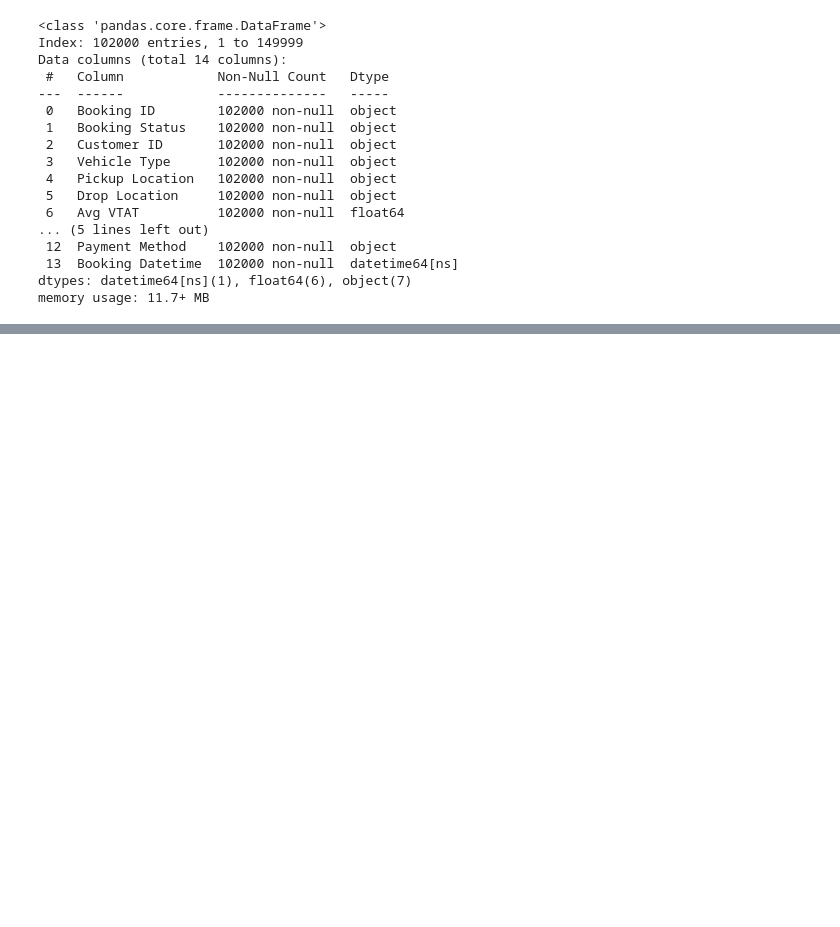
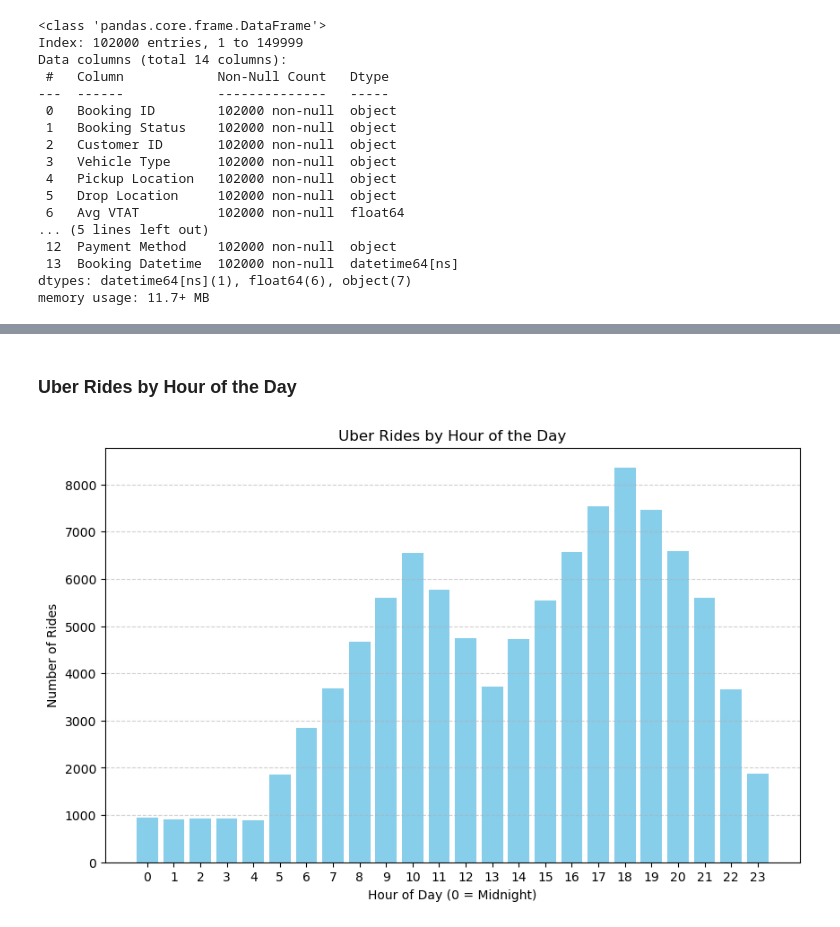
Before and after one commit to Babraakinyi/uber-trends-analytics, a Jupyter notebook: notebooks/EDA.ipynb, the cells around one changed output, grey strips where cells are left out. Drawn from its saved outputs; the diff is of its cells as text; code cells hidden in the pictures; blank space fills up the shorter version.

```diff
--- a/notebooks/EDA.ipynb
+++ b/notebooks/EDA.ipynb
@@ -255,0 +308,22 @@ memory usage: 11.7+ MB
+# %% [markdown]
+### Uber Rides by Hour of the Day
+# %%
+# Extracting hour from the booking datetime
+df['Hour'] = df['Booking Datetime'].dt.hour
+
+# Count number of rides per hour
+hourly_rides = df['Hour'].value_counts().sort_index()
+
+# Plot
+import matplotlib.pyplot as plt
+
+plt.figure(figsize=(10,6))
+plt.bar(hourly_rides.index, hourly_rides.values, color='skyblue')
+plt.title('Uber Rides by Hour of the Day')
+plt.xlabel('Hour of Day (0 = Midnight)')
+plt.ylabel('Number of Rides')
+plt.xticks(range(0,24))
+plt.grid(axis='y', linestyle='--', alpha=0.6)
+plt.show()
+# %% [output]
+[figure, added]
```
Also changed, not shown: parts of 49 cells of this notebook, 2 other files.
